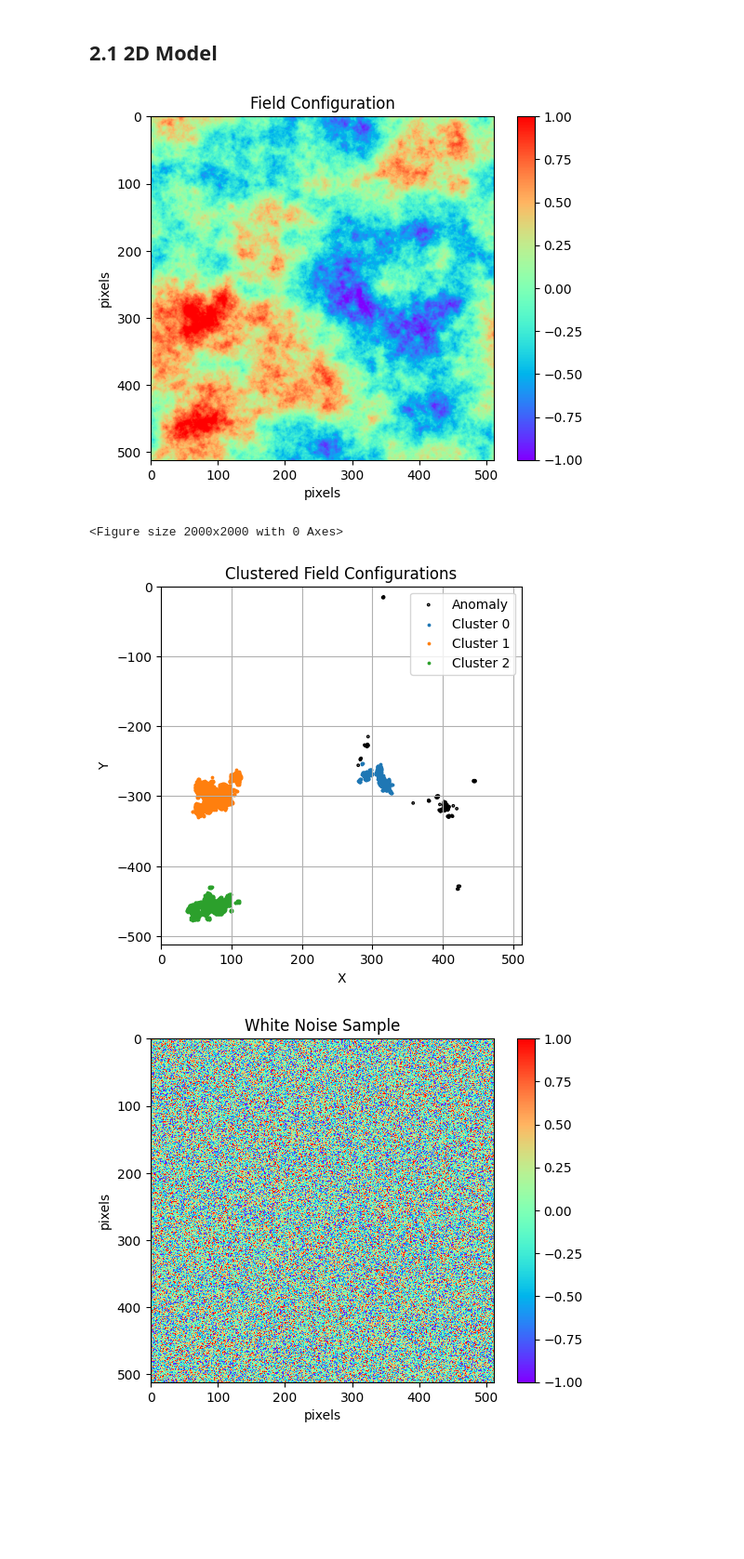
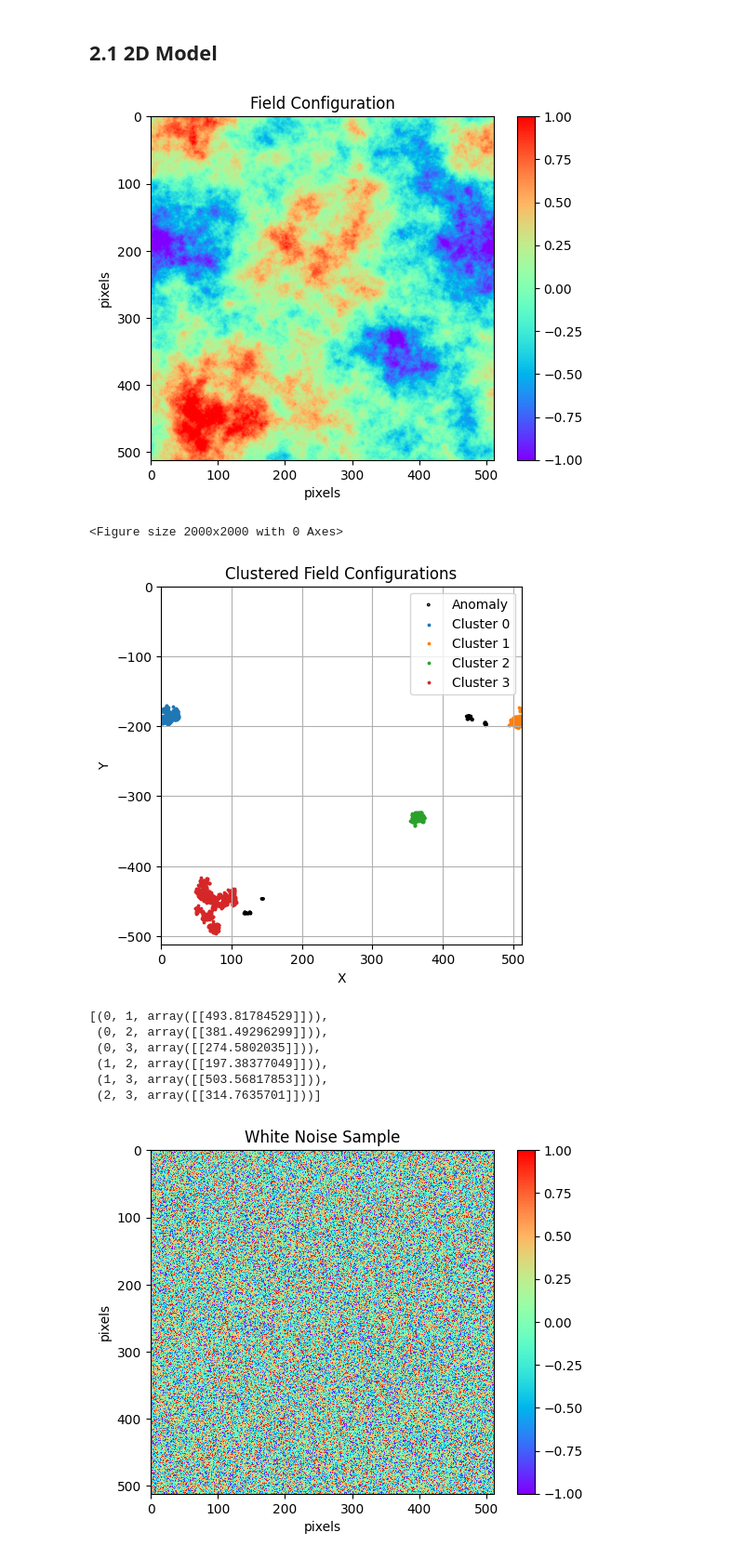
Before and after one commit to khchoi-physik/pbh_simulations, a Jupyter notebook: GRF_v2.ipynb, the cells around one changed output. Shown at 93% size. Saved outputs shown, nothing was run; the diff lists cells and outputs as text; code cells hidden in the pictures; blank space fills up the shorter version.

Commit message:
cluster_distances

```diff
--- a/GRF_v2.ipynb
+++ b/GRF_v2.ipynb
@@ -351,27 +375,35 @@ expected_occurrences_rate = 10
 # %%
 # @title Run 2D Model (GPU/CPU)
 #  Run 2D Model (GPU)
-grf, white_noise  = gpu_grf_2d(gaussian_white_noise(pixel,mean,std_dev), pixel, amplitude, k_power)
+#grf, white_noise  = gpu_grf_2d(gaussian_white_noise(pixel,mean,std_dev), pixel, amplitude, k_power)
 
 #  Run 2D Model (CPU) [Inactive]
-#grf, white_noise = gaussian_random_field_2d(gaussian_white_noise(pixel,mean,std_dev), pixel, amplitude, k_power) # gaussian white noise
+grf, white_noise = gaussian_random_field_2d(gaussian_white_noise(pixel,mean,std_dev), pixel, amplitude, k_power) # gaussian white noise
 # %%
 # @title Plot 2D figures
-plot_grf_2d(grf, ratio=0.75) # Gaussian random field
+
+plot_grf_2d(grf, ratio=0.95) # Gaussian random field
 
 #exprf = gaussian_to_exp(grf, 1)
 #plot_grf_2d(exprf, ratio=0.66) # Exponentially distorted field
 
 #dense_data = plot_dense_by_ratio_2d(grf, ratio=0.45)
 #plot_grf_2d(dense_data, ratio=0.66)
 #dense_fraction_2d(grf,pixel)
 # %% [output]
-[figure, old version]
+[figure, new version]
 <Figure size 2000x2000 with 0 Axes>
 # %%
-dbscan_cluster_data, mask, position_array = DB_SCAN(grf, eps=15, min_samples=100, cutoff_ratio=0.7)
+dbscan_cluster_data, mask, position_array = DB_SCAN(grf, eps=15, min_samples=30, cutoff_ratio=0.8)
+cluster_distances(dbscan_cluster_data.labels_, position_array)
 # %% [output]
-[figure, old version]
+[figure, new version]
+[(0, 1, array([[493.81784529]])),
+ (0, 2, array([[381.49296299]])),
+ (0, 3, array([[274.5802035]])),
+ (1, 2, array([[197.38377049]])),
+ (1, 3, array([[503.56817853]])),
+ (2, 3, array([[314.7635701]]))]
 # %%
 # @title Noise samples
 # Plot the white noise grid as a grayscale image
```
Also changed, not shown: parts of 2 cells of this notebook.
